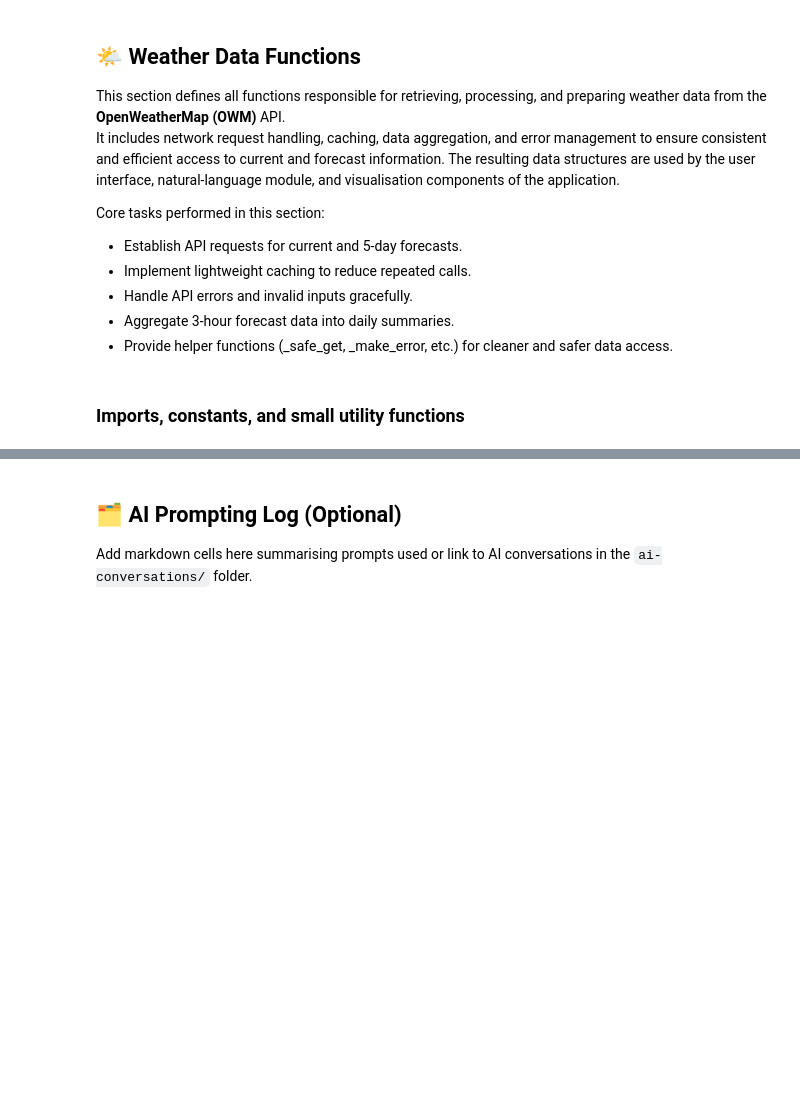
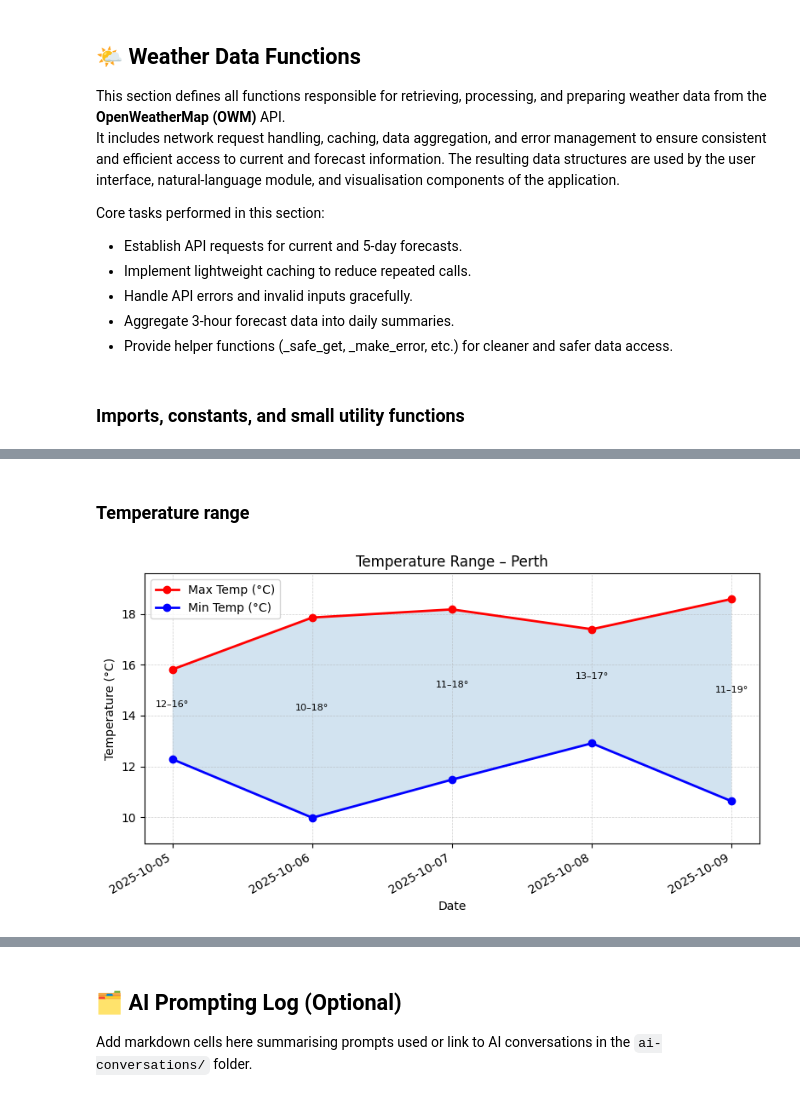
Before and after one commit to lannaelvira77/WeatherWise-LannaElvira-23486942, a Jupyter notebook: starter_notebook.ipynb, the cells around one changed output, grey strips where cells are left out. Drawn from its saved outputs; the diff is of its cells as text; code cells hidden in the pictures; blank space fills up the shorter version.

```diff
--- a/starter_notebook.ipynb
+++ b/starter_notebook.ipynb
@@ -2011,0 +621,69 @@ def generate_weather_response(parsed_question, weather_data):
+# %% [markdown]
+### Temperature range
+# %%
+# Dual-line min/max with shaded band
+def create_temperature_range_visualisation(weather_data, output_type='display', theme=None):
+    """Plots daily min/max temperatures with a shaded range."""
+    if not isinstance(weather_data, dict) or "error" in weather_data:
+        print("⚠️ Cannot create visualisation: missing or invalid weather data.")
+        return None
+
+    title_location = weather_data.get("location", {}).get("name") or "Selected Location"
+    daily = weather_data.get("daily") or []
+    dates, tmin, tmax = [], [], []
+    for row in daily:
+        d, lo, hi = row.get("date"), row.get("temp_min"), row.get("temp_max")
+        if d is None or lo is None or hi is None:
+            continue
+        dates.append(d); tmin.append(float(lo)); tmax.append(float(hi))
+
+    if not dates:
+        print("ℹ️ No temperature range data available.")
+        return None
+
+    # Sort chronologically
+    try:
+        pairs = sorted([(datetime.strptime(d, "%Y-%m-%d"), lo, hi) for d, lo, hi in zip(dates, tmin, tmax)], key=lambda x: x[0])
+        dates = [dt.strftime("%Y-%m-%d") for dt, _, _ in pairs]
+        tmin  = [lo for _, lo, _ in pairs]
+        tmax  = [hi for _, _, hi in pairs]
+    except Exception:
+        pass
+
+    fig, ax = plt.subplots(figsize=(8, 4.5))
+    c_max = apply_theme_color(theme, "tmax_line", "red")
+    c_min = apply_theme_color(theme, "tmin_line", "blue")
+    ax.plot(dates, tmax, marker='o', label="Max Temp (°C)", color=c_max, linewidth=2)
+    ax.plot(dates, tmin, marker='o', label="Min Temp (°C)", color=c_min, linewidth=2)
+    if len(dates) >= 2:
+        ax.fill_between(dates, tmin, tmax, alpha=0.2)
+
+    ax.set_title(f"Temperature Range – {title_location}")
+    ax.set_xlabel("Date")
+    ax.set_ylabel("Temperature (°C)")
+    ax.grid(True, linestyle='--', linewidth=0.5, alpha=apply_theme_color(theme, "grid_alpha", 0.6))
+    ax.legend(loc="best")
+
+    for x, lo, hi in zip(dates, tmin, tmax):
+        mid = (lo + hi) / 2
+        ax.annotate(f"{lo:.0f}–{hi:.0f}°", xy=(x, mid), xytext=(0, 6), textcoords="offset points", ha="center", fontsize=8)
+
+    ymin, ymax = min(tmin + tmax), max(tmin + tmax)
+    if ymin == ymax: ymin -= 2; ymax += 2
+    ax.set_ylim(ymin - 1.0, ymax + 1.0)
+    plt.xticks(rotation=30, ha='right')
+    plt.tight_layout()
+
+    if output_type == 'figure':
+        return fig
+    try:
+        plt.show(block=False); plt.pause(0.001)
+    except Exception:
+        pass
+    return None
+
+# Example
+data = get_weather_data("Perth,AU", forecast_days=5)
+create_temperature_range_visualisation(data)
+# %% [output]
+[figure, added]
```
Also changed, not shown: parts of 84 cells of this notebook.
